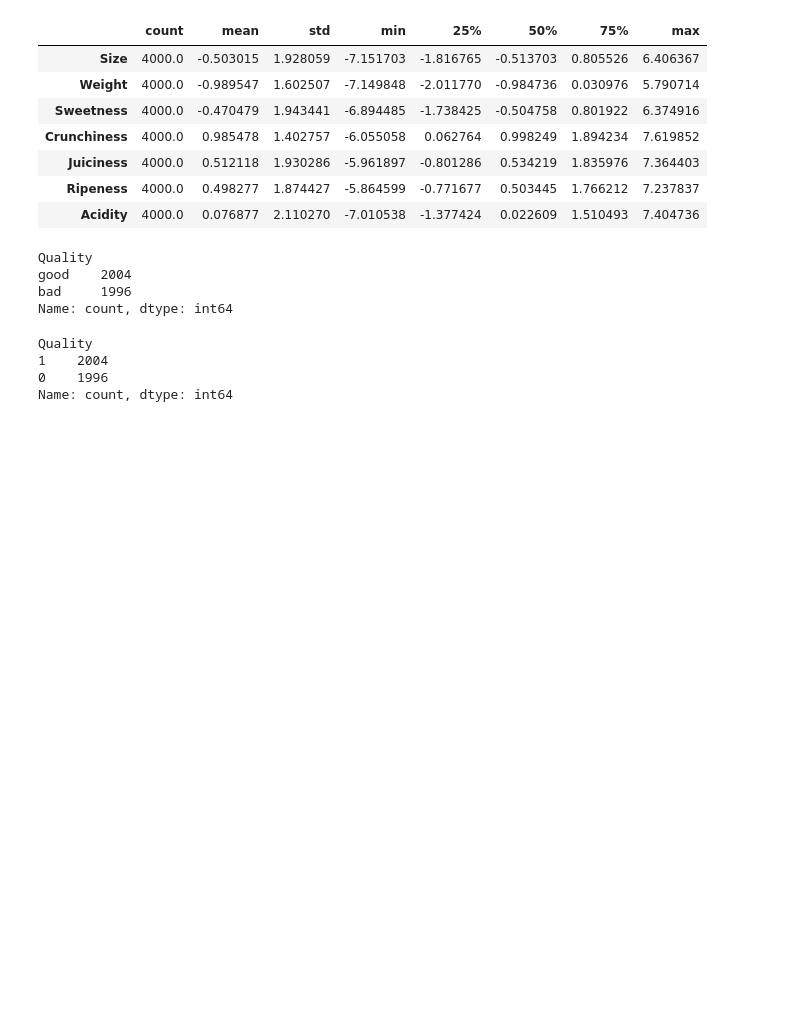
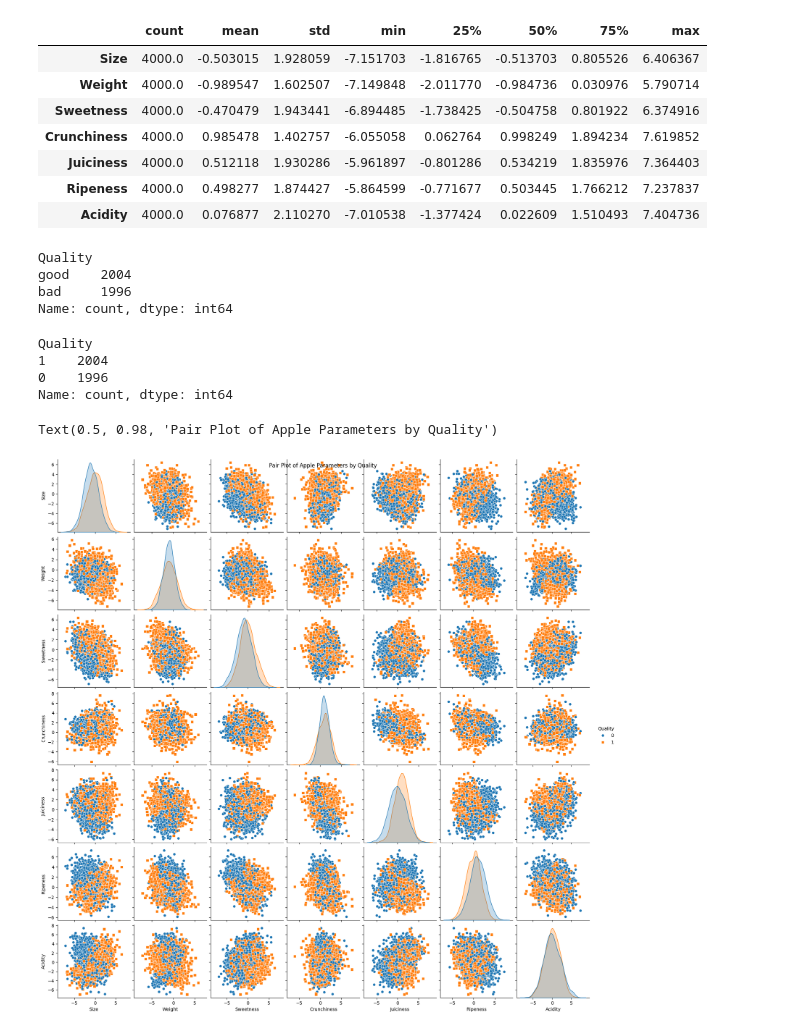
Before and after one commit to ClarityMind/Apple-Quality, a Jupyter notebook: main.ipynb, the cells around one changed output. Drawn from its saved outputs; the diff is of its cells as text; code cells hidden in the pictures; blank space fills up the shorter version.

```diff
--- a/main.ipynb
+++ b/main.ipynb
@@ -91,3 +102,9 @@ Quality
 1    2004
 0    1996
 Name: count, dtype: int64
+# %%
+sns.pairplot(df, hue='Quality', markers=['o', 's'])
+plt.suptitle('Pair Plot of Apple Parameters by Quality')
+# %% [output]
+Text(0.5, 0.98, 'Pair Plot of Apple Parameters by Quality')
+[figure, added]
```
Also changed, not shown: parts of 13 cells of this notebook, 1 other file.
